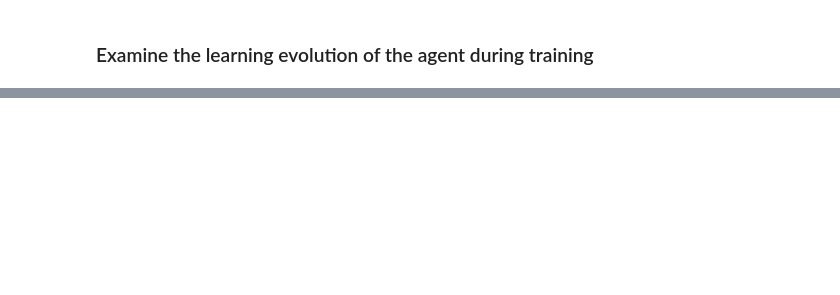
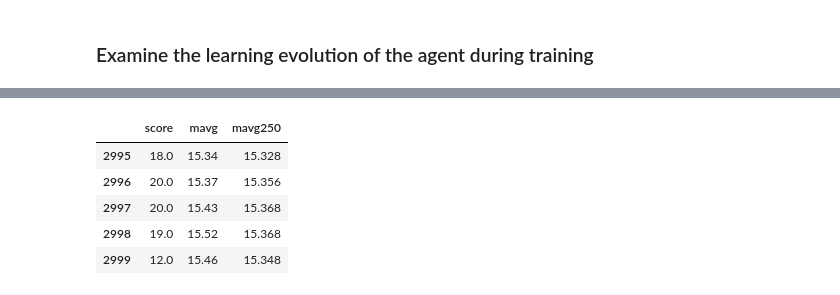
Before and after one commit to dcfwight/reinforcement_learning_bananas, a Jupyter notebook: Navigation.ipynb, the cells around one changed output, grey strips where cells are left out. Saved outputs shown, nothing was run; the diff lists cells and outputs as text; code cells hidden in the pictures; blank space fills up the shorter version.

```diff
--- a/Navigation.ipynb
+++ b/Navigation.ipynb
@@ -330,0 +332,5 @@ plt.legend(['individual','moving average(100)','target'])
+# %%
+trained_agent.qnetwork_local.load_state_dict(state_dict)
+trained_agent.qnetwork_local.eval() # need to set the model to evaluation mode - this turns off processes such
+# as batch-normalization and dropout. I haven't actually used either in this case, but it's a good habit.
+# The opposite would be to use model.train() to turn these items back on.
@@ -330,0 +467,13 @@ plt.legend(['individual','moving average(100)','target'])
+# %%
+# create moving average data by using pandas
+df2 =pd.DataFrame(scores,columns=['score'])
+df2['mavg'] = df2['score'].rolling(100).mean()
+df2['mavg250'] = df2['score'].rolling(250).mean()
+df2.tail()
+# %% [output]
+|  | score | mavg | mavg250 |
+| 2995 | 18.0 | 15.34 | 15.328 |
+| 2996 | 20.0 | 15.37 | 15.356 |
+| 2997 | 20.0 | 15.43 | 15.368 |
+| 2998 | 19.0 | 15.52 | 15.368 |
+| 2999 | 12.0 | 15.46 | 15.348 |
```
Also changed, not shown: parts of 27 cells of this notebook.
